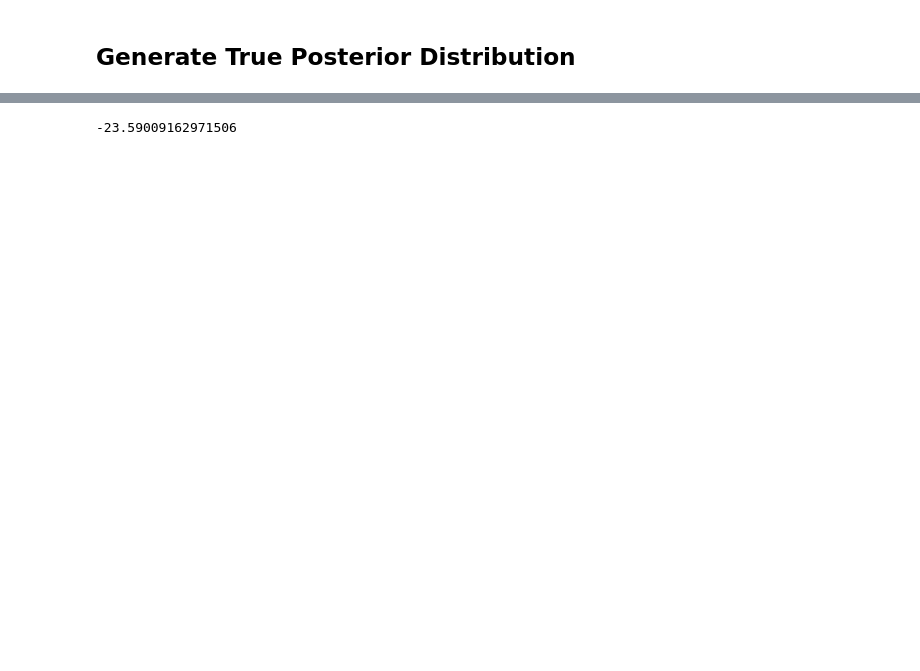
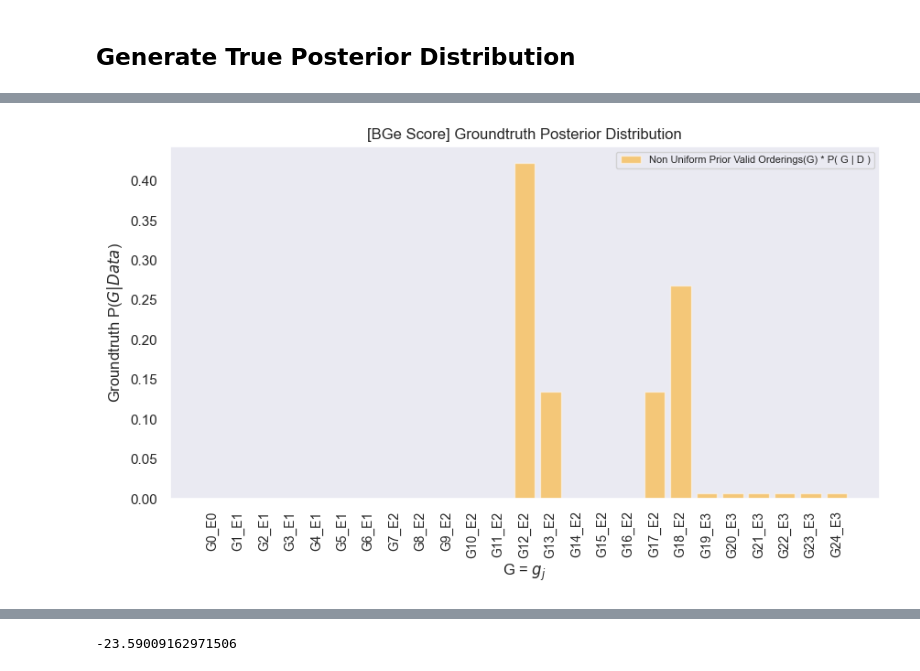
Before and after one commit to catarina-moreira/py_structure_MCMC, a Jupyter notebook: [Structure_MCMC]_3_nodes.ipynb, the cells around one changed output, grey strips where cells are left out. Saved outputs shown, nothing was run; the diff lists cells and outputs as text; code cells hidden in the pictures; blank space fills up the shorter version.

```diff
--- a/[Structure_MCMC]_3_nodes.ipynb
+++ b/[Structure_MCMC]_3_nodes.ipynb
@@ -191,0 +114,4 @@ plot_graph( dag, figsize=(3, 3), title = f"[{my_score_str}] Groundtruth Graph" )
+# %%
+plot_non_uniform_prior_distribution( all_dags, prob_threshold  = 0 )
+# %% [output]
+[figure, added]
```
Also changed, not shown: parts of 31 cells of this notebook, 8 other files.
